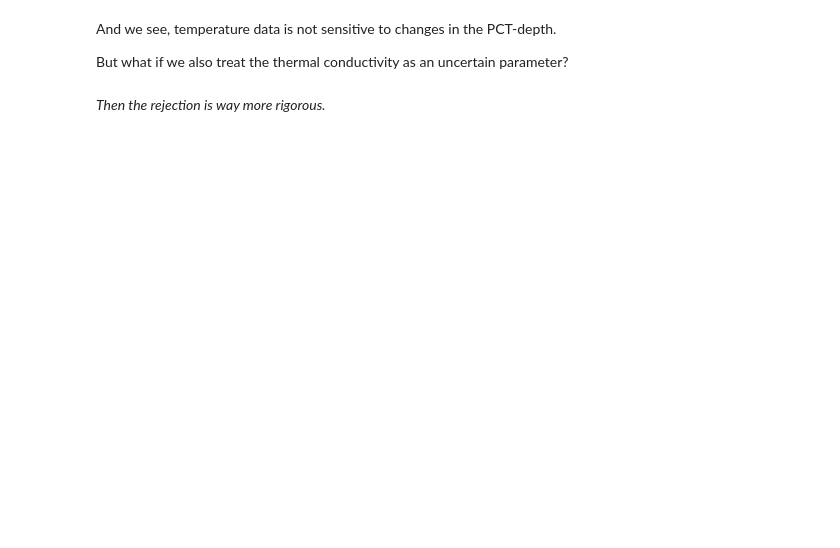
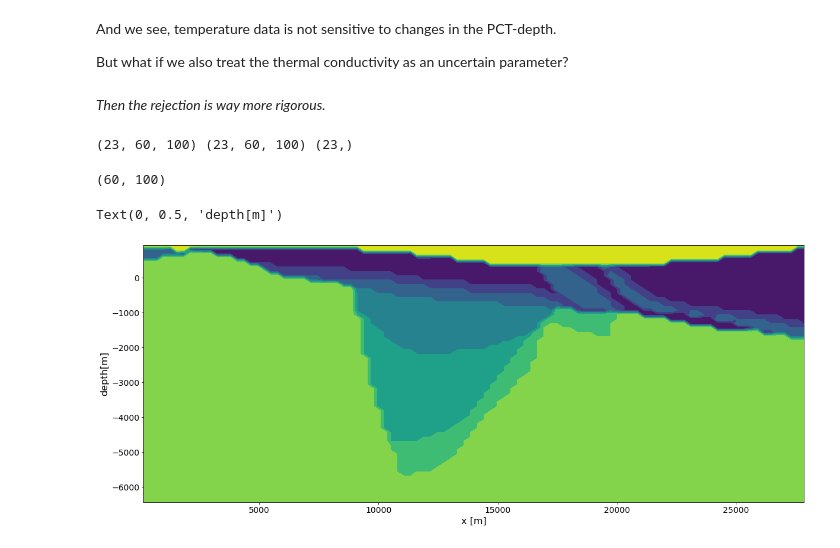
Before and after one commit to Japhiolite/PCT-modelling, a Jupyter notebook: notebooks/MC-model-analysis.ipynb, the cells around one changed output. Drawn from its saved outputs; the diff is of its cells as text; code cells hidden in the pictures; blank space fills up the shorter version.

Commit message:
todo update data sections in MC see notebook Preparation_SHEMAT_Models_dirty

```diff
--- a/notebooks/MC-model-analysis.ipynb
+++ b/notebooks/MC-model-analysis.ipynb
@@ -140,3 +164,50 @@ And we see, temperature data is not sensitive to changes in the PCT-depth.
 But what if we also treat the thermal conductivity as an uncertain parameter?
 # %% [markdown]
 *Then the rejection is way more rigorous.*
+# %%
+fids = glob.glob('/home/bl2/ownCloud/SHEMAT_GeoMol/20210219_MC_outputs/*.h5')
+# %%
+outpath = '/home/bl2/ownCloud/SHEMAT_GeoMol/20210219_MC_outputs/'
+poTemp = []
+poUi = []
+dicfil = {}
+for fn in fids:
+    for i in accept:
+        if fn == outpath+"PCT_MC_{}var_TCt_final.h5".format(i):
+            dT,dui = extTui(fn, dimension=2, direction='y')
+            poTemp.append(dT)
+            poUi.append(dui)
+            dicfil[fn.split('/')[-1]] = dui
+# %%
+poTempa = np.asarray(poTemp)
+poUia = np.asarray(poUi)
+accepta = np.asarray(accept)
+print(poUia.shape,poTempa.shape,accepta.shape)
+np.savetxt('accepted_realisations',accepta,fmt='%i',delimiter=' ',newline='\n')
+#np.savetxt('posterior_Temps',poTempa,fmt='%.5f',delimiter=' ',newline='\n',header=" posterior 61 realizations for Temperature")
+#np.savetxt('posterior_Uindex',poUia,fmt='%i',delimiter=' ',newline='\n')
+# %% [output]
+(23, 60, 100) (23, 60, 100) (23,)
+# %%
+# calculate mean temperature field and mean posterior uindex
+mTemp = np.mean(poTempa,axis=0)
+mUi = np.mean(poUia,axis=0)
+# import y and z for visualising
+plfn = h5py.File('../models/20210219_MC_ensemble/PCT_base_model_final.h5','r')
+x = plfn['x'][0,0,:]
+y = plfn['y'][0,:,0]
+z = plfn['z'][:,0,0]
+refT = plfn['temp'][:,25,:]
+# %%
+poUi[0].shape
+# %% [output]
+(60, 100)
+# %%
+fig = plt.figure(figsize=(20,8))
+cs = plt.contourf(x,z-6500.,mUi,cmap='viridis')
+plt.tick_params(axis='both',labelsize=14)
+plt.xlabel('x [m]',fontsize=16)
+plt.ylabel('depth[m]',fontsize=16)
+# %% [output]
+Text(0, 0.5, 'depth[m]')
+[figure, added]
```
Also changed, not shown: parts of 10 cells of this notebook, 13 other files.
